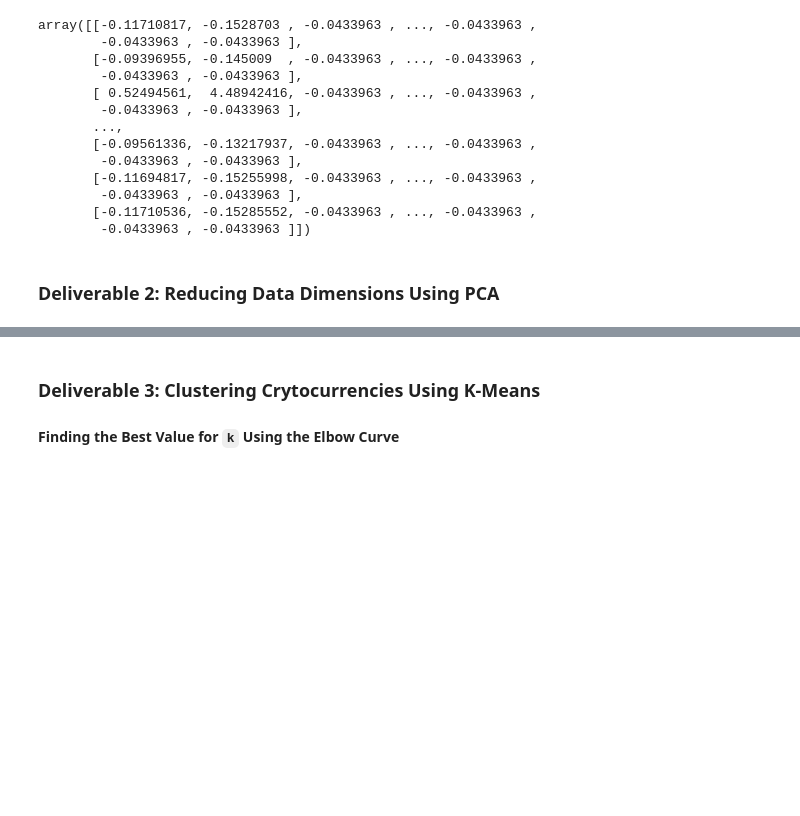
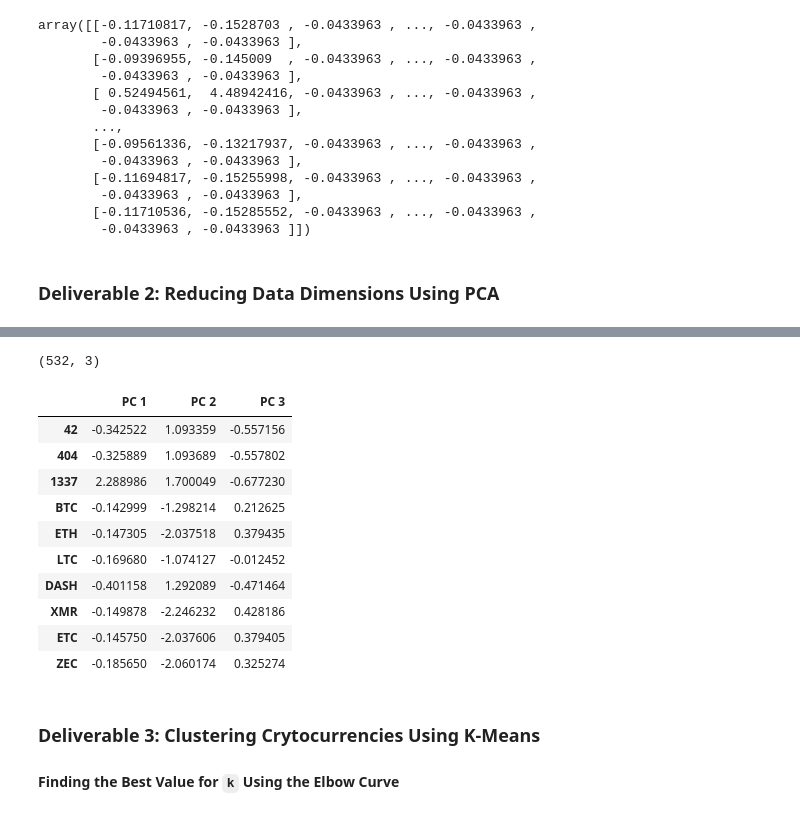
Before and after one commit to angkohtenko/Cryptocurrencies, a Jupyter notebook: crypto_clustering.ipynb, the cells around one changed output, grey strips where cells are left out. Drawn from its saved outputs; the diff is of its cells as text; code cells hidden in the pictures; blank space fills up the shorter version.

```diff
--- a/crypto_clustering.ipynb
+++ b/crypto_clustering.ipynb
@@ -178,8 +178,8 @@ transformed_df.head(10)
 10 rows × 98 columns
 # %%
 # Standardize the data with StandardScaler().
-scaled_df = StandardScaler().fit_transform(transformed_df)
-scaled_df
+X = StandardScaler().fit_transform(transformed_df)
+X
 # %% [output]
 array([[-0.11710817, -0.1528703 , -0.0433963 , ..., -0.0433963 ,
         -0.0433963 , -0.0433963 ],
@@ -198,5 +198,7 @@ array([[-0.11710817, -0.1528703 , -0.0433963 , ..., -0.0433963 ,
 ### Deliverable 2: Reducing Data Dimensions Using PCA
 # %%
 # Using PCA to reduce dimension to three principal components.
-# YOUR CODE HERE
+pca = PCA(n_components=3)
+X_pca = pca.fit_transform(X)
+X_pca
 # %% [output]
@@ -226,3 +212,21 @@ array([[-0.33285464,  1.0383583 , -0.56494435],
+# %%
+# Create a DataFrame with the three principal components.
+pcs_df = pd.DataFrame(data=X_pca, columns=['PC 1', 'PC 2', 'PC 3'], index=transformed_df.index)
+print(pcs_df.shape)
+pcs_df.head(10)
+# %% [output]
+(532, 3)
+|  | PC 1 | PC 2 | PC 3 |
+| 42 | -0.342522 | 1.093359 | -0.557156 |
+| 404 | -0.325889 | 1.093689 | -0.557802 |
+| 1337 | 2.288986 | 1.700049 | -0.677230 |
+| BTC | -0.142999 | -1.298214 | 0.212625 |
+| ETH | -0.147305 | -2.037518 | 0.379435 |
+| LTC | -0.169680 | -1.074127 | -0.012452 |
+| DASH | -0.401158 | 1.292089 | -0.471464 |
+| XMR | -0.149878 | -2.246232 | 0.428186 |
+| ETC | -0.145750 | -2.037606 | 0.379405 |
+| ZEC | -0.185650 | -2.060174 | 0.325274 |
 # %% [markdown]
 ### Deliverable 3: Clustering Crytocurrencies Using K-Means
 
```
Also changed, not shown: parts of 2 cells of this notebook.
